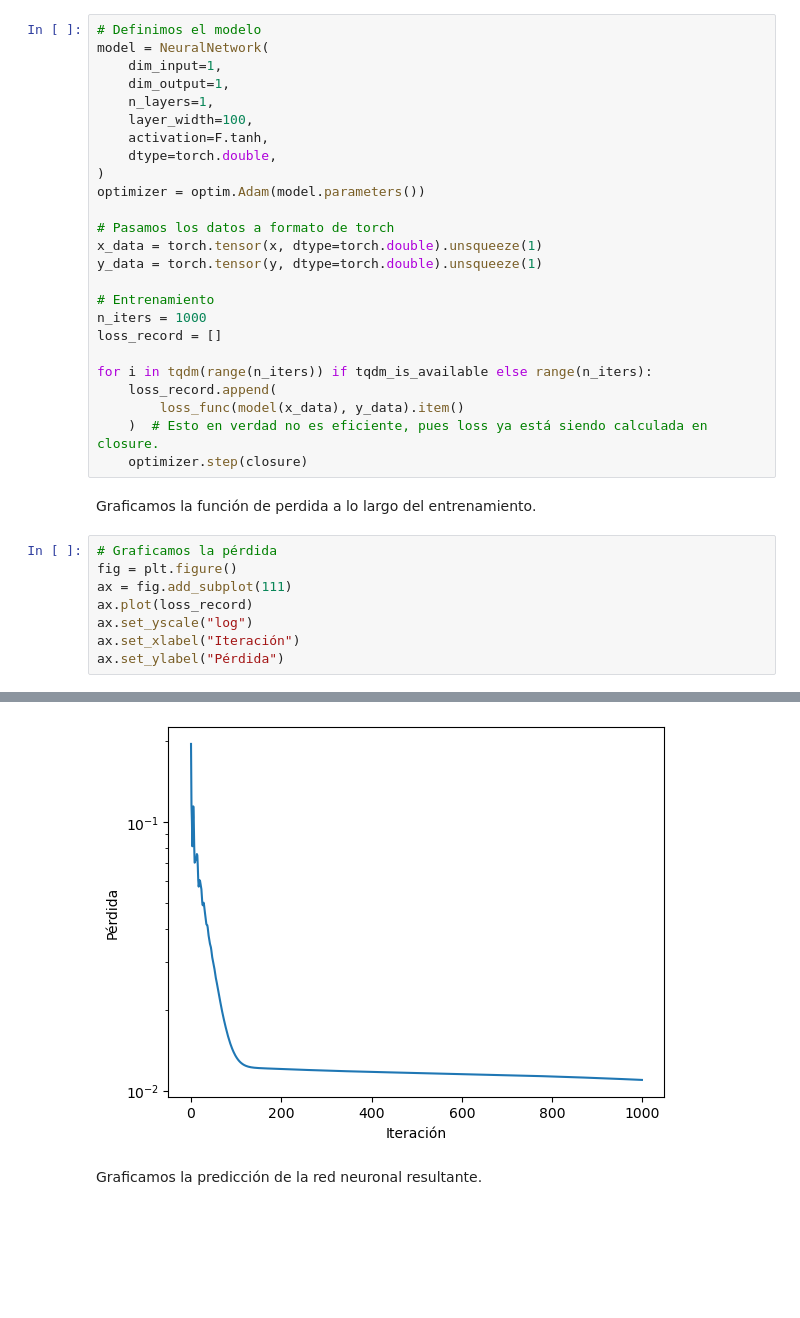
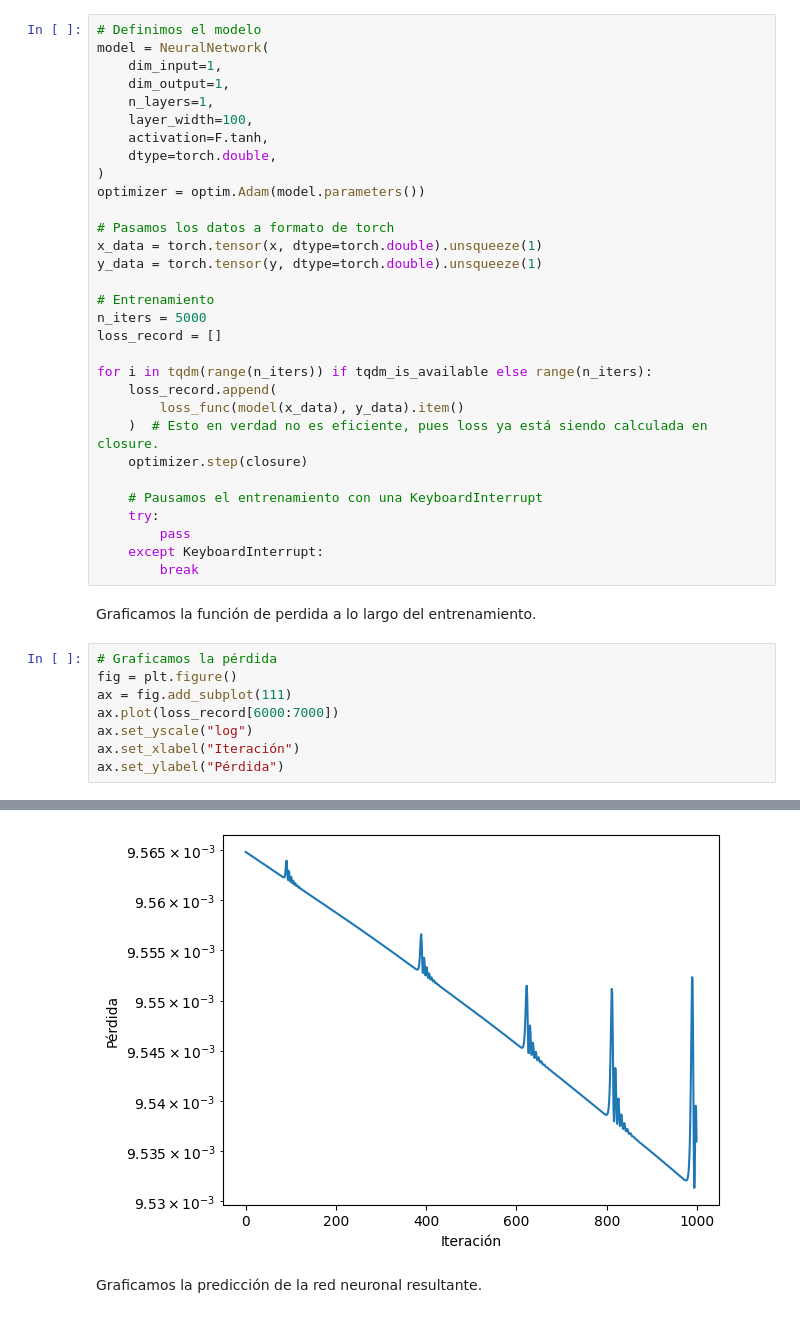
Before and after one commit to Sebastijo/Topicos-Matematicos-en-ML-y-DL, a Jupyter notebook: Tarea 2 - DeepONets/submission/Enunciado_Tarea_2.ipynb, the cells around one changed output, grey strips where cells are left out. Drawn from its saved outputs; the diff is of its cells as text; blank space fills up the shorter version.

```diff
--- a/Tarea 2 - DeepONets/submission/Enunciado_Tarea_2.ipynb
+++ b/Tarea 2 - DeepONets/submission/Enunciado_Tarea_2.ipynb
@@ -868,7 +867,7 @@ x_data = torch.tensor(x, dtype=torch.double).unsqueeze(1)
 y_data = torch.tensor(y, dtype=torch.double).unsqueeze(1)
 
 # Entrenamiento
-n_iters = 1000
+n_iters = 5000
 loss_record = []
 
 for i in tqdm(range(n_iters)) if tqdm_is_available else range(n_iters):
@@ -876,19 +875,25 @@ for i in tqdm(range(n_iters)) if tqdm_is_available else range(n_iters):
         loss_func(model(x_data), y_data).item()
     )  # Esto en verdad no es eficiente, pues loss ya está siendo calculada en closure.
     optimizer.step(closure)
+
+    # Pausamos el entrenamiento con una KeyboardInterrupt
+    try:
+        pass
+    except KeyboardInterrupt:
+        break
 # %% [markdown]
 Graficamos la función de perdida a lo largo del entrenamiento.
 # %%
 # Graficamos la pérdida
 fig = plt.figure()
 ax = fig.add_subplot(111)
-ax.plot(loss_record)
+ax.plot(loss_record[6000:7000])
 ax.set_yscale("log")
 ax.set_xlabel("Iteración")
 ax.set_ylabel("Pérdida")
 # %% [output]
 Text(0, 0.5, 'Pérdida')
-[figure, old version]
+[figure, new version]
 # %% [markdown]
 Graficamos la predicción de la red neuronal resultante.
 # %%
```
Also changed, not shown: parts of 21 cells of this notebook, 1 other file.
